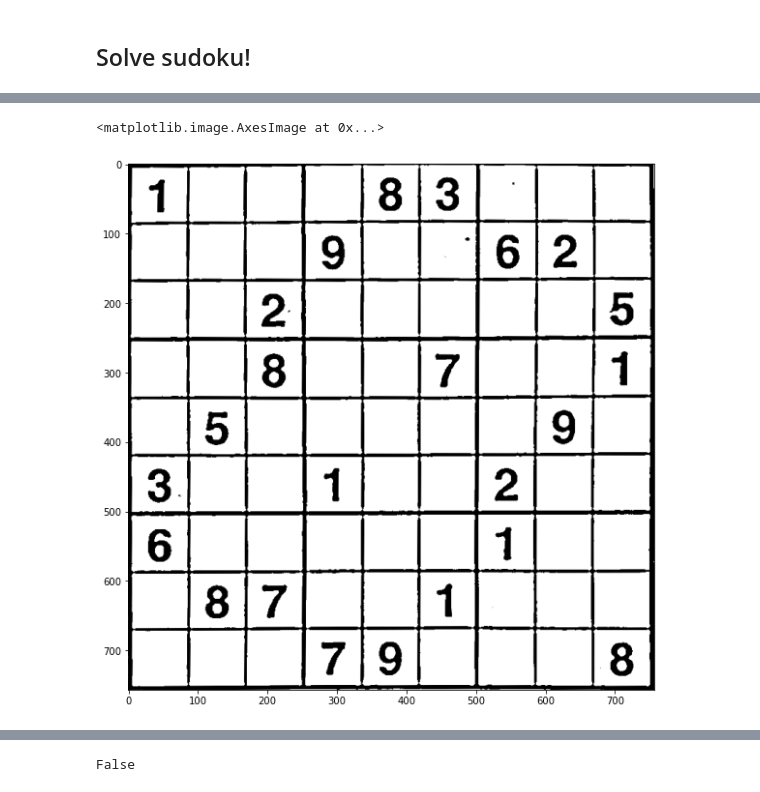
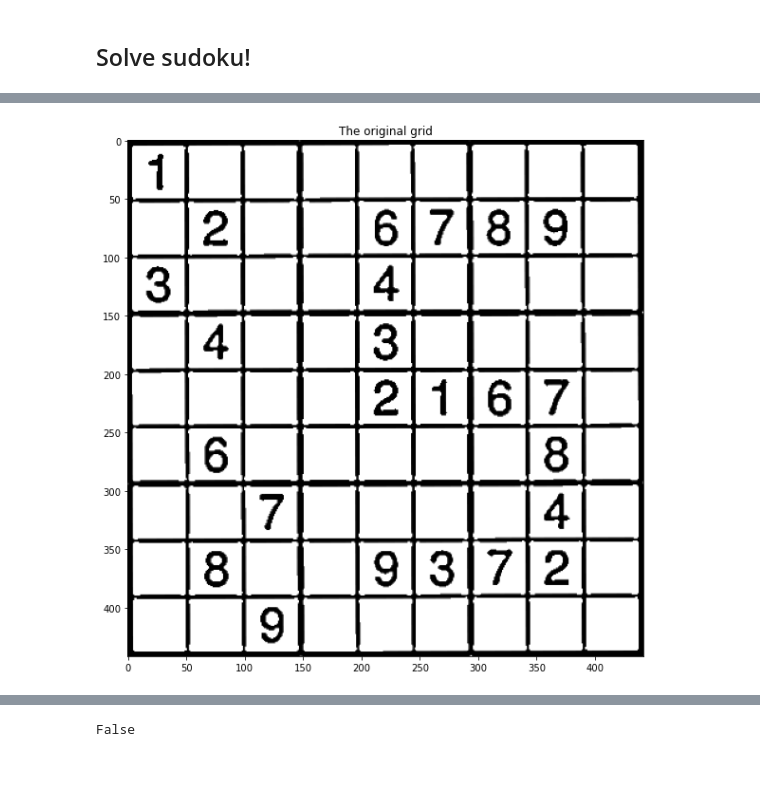
Before and after one commit to matteobarbieri/sudoku, a Jupyter notebook: data_exploration.ipynb, the cells around one changed output, grey strips where cells are left out. Drawn from its saved outputs; the diff is of its cells as text; code cells hidden in the pictures.

```diff
--- a/data_exploration.ipynb
+++ b/data_exploration.ipynb
@@ -38,7 +34,9 @@ import matplotlib.pyplot as plt
 
 from data_preprocessing import crop_and_warp, find_corners_of_largest_polygon, pre_process_image, remove_stuff
 # %%
-img = cv2.imread("./sudoku_real_1.jpeg")
+# img = cv2.imread("./sudoku_real_1.jpeg")
+
+img = cv2.imread("./GM-Sudoku2.png")
 
 gray = cv2.cvtColor(img, cv2.COLOR_BGR2GRAY)
 
@@ -206,9 +157,9 @@ def convert(d):
 # %%
 plt.figure(figsize=(10,10))
 plt.imshow(255-cropped, cmap='gray')
+plt.title("The original grid");
 # %% [output]
-<matplotlib.image.AxesImage at 0x...>
-[figure, old version]
+[figure, new version]
 # %%
 digits_int = np.array([convert(d) for d in digits])
 
```
Also changed, not shown: parts of 27 cells of this notebook, 2 other files.
